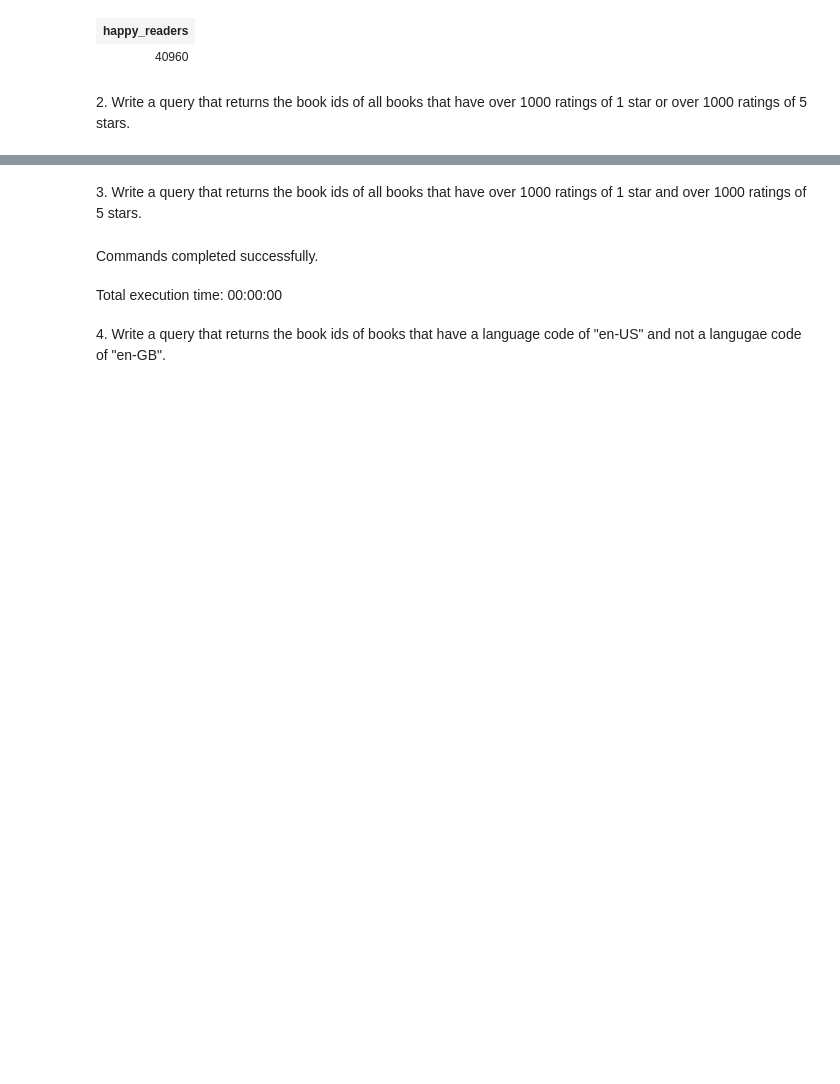
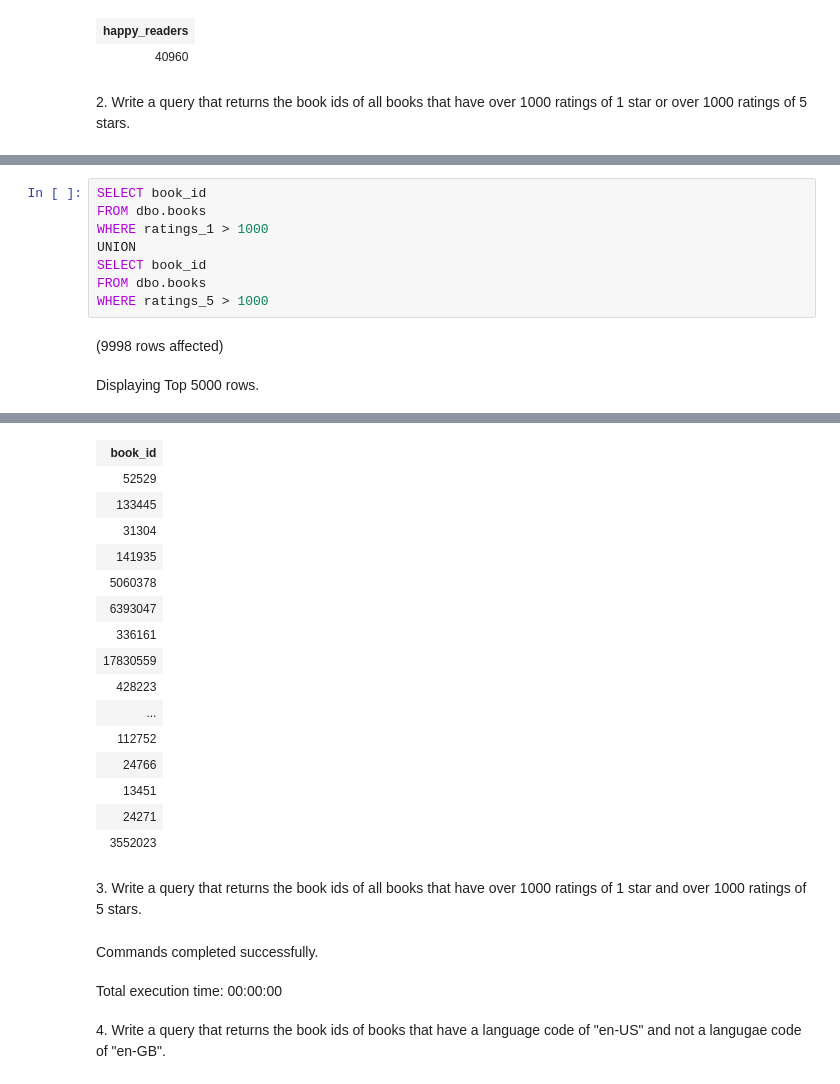
Before and after one commit to pamkellerman/sql-part4-exercises, a Jupyter notebook: sql-part4.ipynb, the cells around one changed output, grey strips where cells are left out. Drawn from its saved outputs; the diff is of its cells as text; blank space fills up the shorter version.

```diff
--- a/sql-part4.ipynb
+++ b/sql-part4.ipynb
@@ -26,0 +23,11 @@ Total execution time: 00:00:00
+# %%
+SELECT book_id
+FROM dbo.books
+WHERE ratings_1 > 1000
+UNION
+SELECT book_id
+FROM dbo.books
+WHERE ratings_5 > 1000
+# %% [output]
+(9998 rows affected)
+Displaying Top 5000 rows.
@@ -27,3 +35,19 @@ Total execution time: 00:00:00
+| book_id |
+| 52529 |
+| 133445 |
+| 31304 |
+| 141935 |
+| 5060378 |
+| 6393047 |
+| 336161 |
+| 17830559 |
+| 428223 |
+| ... |
+| 112752 |
+| 24766 |
+| 13451 |
+| 24271 |
+| 3552023 |
 # %% [markdown]
 3. Write a query that returns the book ids of all books that have over 1000 ratings of 1 star and over 1000 ratings of 5 stars.
 # %%
```
Also changed, not shown: parts of 7 cells of this notebook.
